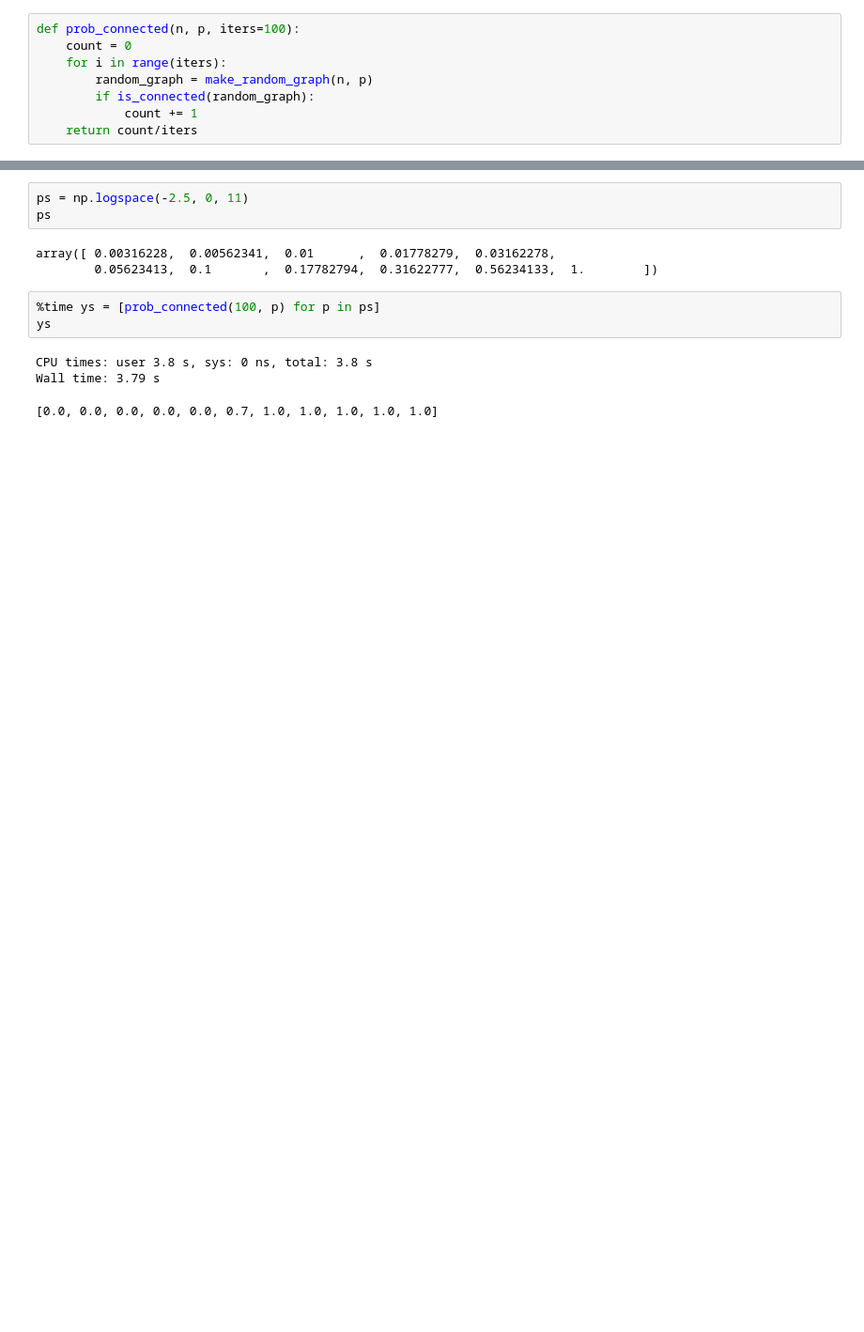
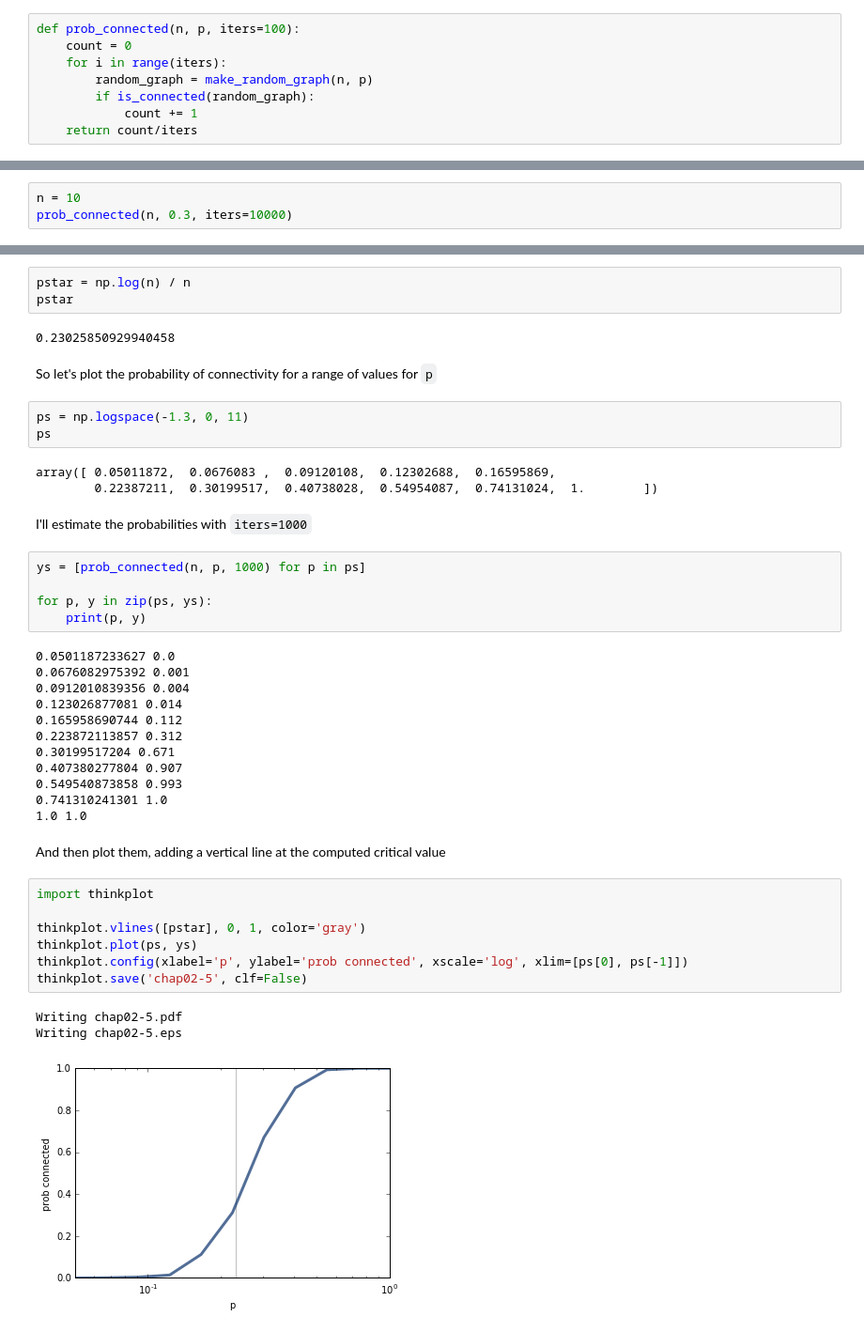
Before and after one commit to AllenDowney/ThinkComplexity2, a Jupyter notebook: code/chap02.ipynb, the cells around one changed output, grey strips where cells are left out. Shown: that part at 94% size. Cells and saved outputs as stored; diff of their text form; blank space fills up the shorter version.

```diff
--- a/code/chap02.ipynb
+++ b/code/chap02.ipynb
@@ -191,0 +269,3 @@ prob_connected(100, 0.01)
+# %%
+n = 10
+prob_connected(n, 0.3, iters=10000)
@@ -192,13 +276,45 @@ prob_connected(100, 0.01)
+# %%
+pstar = np.log(n) / n
+pstar
+# %% [output]
+0.23025850929940458
+# %% [markdown]
+So let's plot the probability of connectivity for a range of values for `p`
 # %%
-ps = np.logspace(-2.5, 0, 11)
+ps = np.logspace(-1.3, 0, 11)
 ps
 # %% [output]
-array([ 0.00316228,  0.00562341,  0.01      ,  0.01778279,  0.03162278,
-        0.05623413,  0.1       ,  0.17782794,  0.31622777,  0.56234133,  1.        ])
+array([ 0.05011872,  0.0676083 ,  0.09120108,  0.12302688,  0.16595869,
+        0.22387211,  0.30199517,  0.40738028,  0.54954087,  0.74131024,  1.        ])
+# %% [markdown]
+I'll estimate the probabilities with `iters=1000`
 # %%
-%time ys = [prob_connected(100, p) for p in ps]
-ys
+ys = [prob_connected(n, p, 1000) for p in ps]
+
+for p, y in zip(ps, ys):
+    print(p, y)
 # %% [output]
-CPU times: user 3.8 s, sys: 0 ns, total: 3.8 s
-Wall time: 3.79 s
+0.0501187233627 0.0
+0.0676082975392 0.001
+0.0912010839356 0.004
+0.123026877081 0.014
+0.165958690744 0.112
+0.223872113857 0.312
+0.30199517204 0.671
+0.407380277804 0.907
+0.549540873858 0.993
+0.741310241301 1.0
+1.0 1.0
-[0.0, 0.0, 0.0, 0.0, 0.0, 0.7, 1.0, 1.0, 1.0, 1.0, 1.0]
+# %% [markdown]
+And then plot them, adding a vertical line at the computed critical value
+# %%
+import thinkplot
+
+thinkplot.vlines([pstar], 0, 1, color='gray')
+thinkplot.plot(ps, ys)
+thinkplot.config(xlabel='p', ylabel='prob connected', xscale='log', xlim=[ps[0], ps[-1]])
+thinkplot.save('chap02-5', clf=False)
+# %% [output]
+Writing chap02-5.pdf
+Writing chap02-5.eps
+[figure, added]
```
Also changed, not shown: parts of 53 cells of this notebook.
